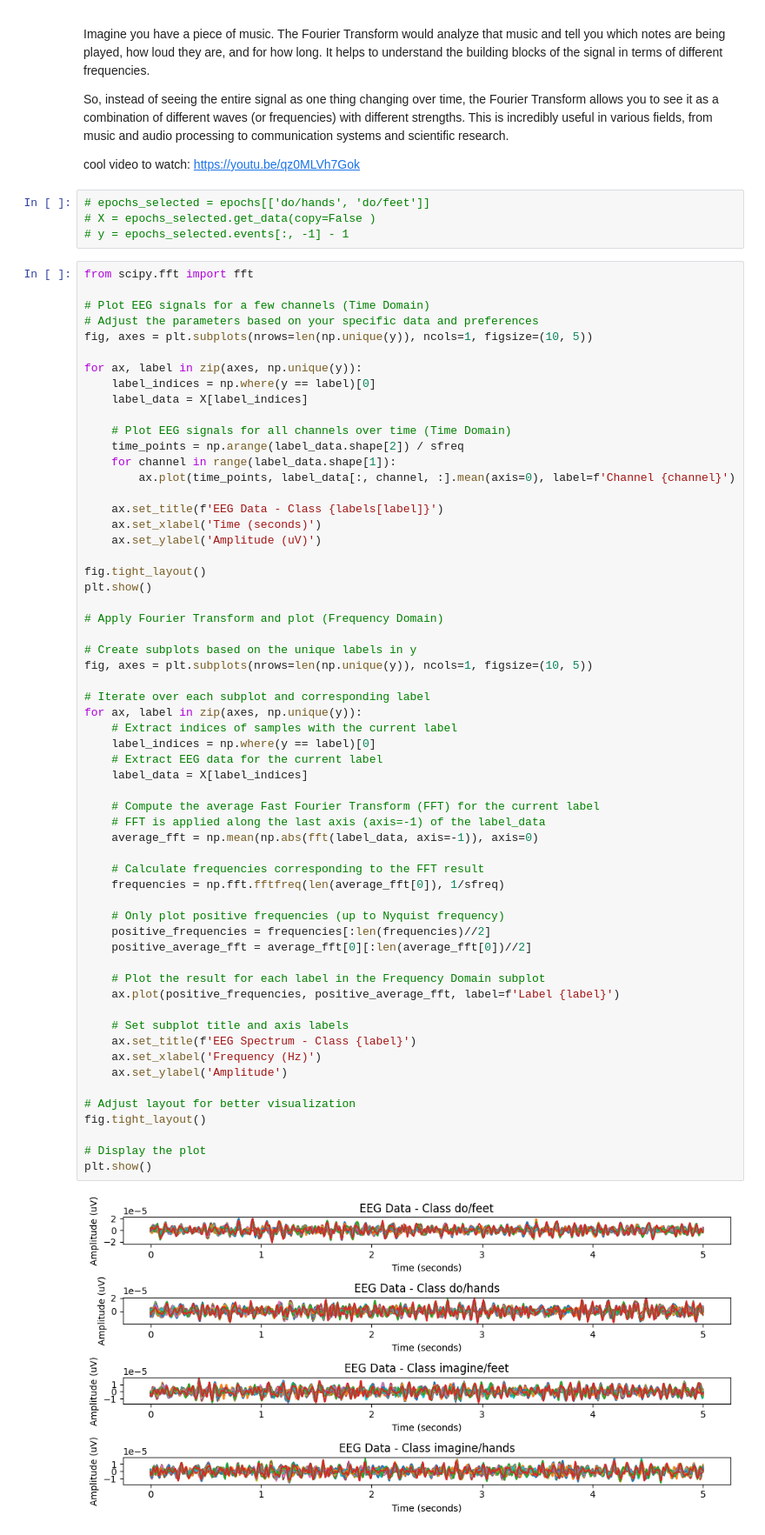
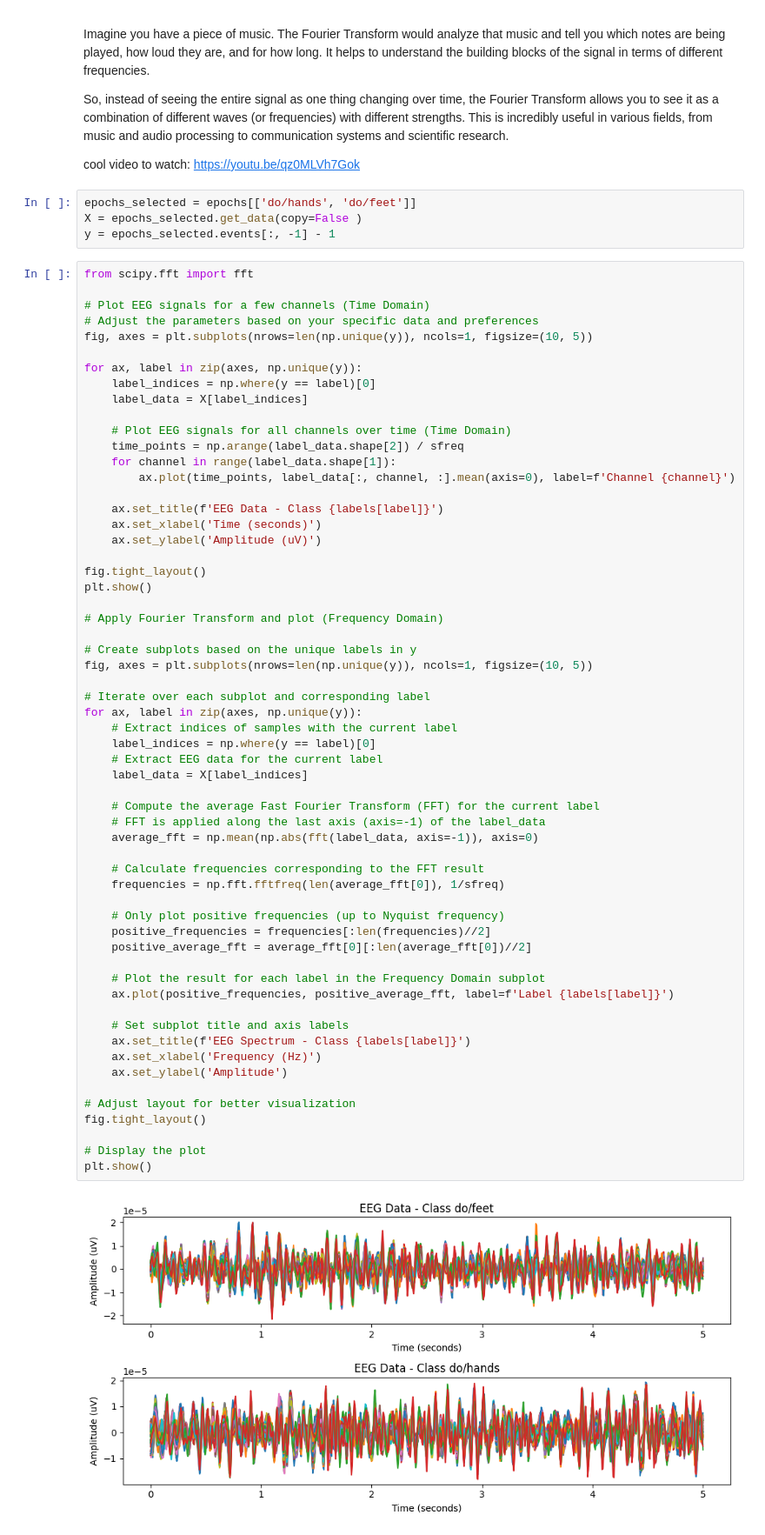
Before and after one commit to aallali/Total-perspective-Vortex, a Jupyter notebook: notebooks/02-dimension-reduction.ipynb, the cells around one changed output. Shown at 87% size. Cells and saved outputs as stored; diff of their text form.

Commit message:
[+] : final revision (comments+typos+params+plots ...)

```diff
--- a/notebooks/02-dimension-reduction.ipynb
+++ b/notebooks/02-dimension-reduction.ipynb
@@ -141,9 +137,9 @@ So, instead of seeing the entire signal as one thing changing over time, the Fou
 
 cool video to watch: https://youtu.be/qz0MLVh7Gok
 # %%
-# epochs_selected = epochs[['do/hands', 'do/feet']]
-# X = epochs_selected.get_data(copy=False )
-# y = epochs_selected.events[:, -1] - 1
+epochs_selected = epochs[['do/hands', 'do/feet']]
+X = epochs_selected.get_data(copy=False )
+y = epochs_selected.events[:, -1] - 1
 # %%
 from scipy.fft import fft
 
@@ -175,33 +171,33 @@ fig, axes = plt.subplots(nrows=len(np.unique(y)), ncols=1, figsize=(10, 5))
 # Iterate over each subplot and corresponding label
 for ax, label in zip(axes, np.unique(y)):
     # Extract indices of samples with the current label
     label_indices = np.where(y == label)[0]
     # Extract EEG data for the current label
     label_data = X[label_indices]
 
     # Compute the average Fast Fourier Transform (FFT) for the current label
     # FFT is applied along the last axis (axis=-1) of the label_data
     average_fft = np.mean(np.abs(fft(label_data, axis=-1)), axis=0)
 
     # Calculate frequencies corresponding to the FFT result
     frequencies = np.fft.fftfreq(len(average_fft[0]), 1/sfreq)
 
     # Only plot positive frequencies (up to Nyquist frequency)
     positive_frequencies = frequencies[:len(frequencies)//2]
     positive_average_fft = average_fft[0][:len(average_fft[0])//2]
 
     # Plot the result for each label in the Frequency Domain subplot
-    ax.plot(positive_frequencies, positive_average_fft, label=f'Label {label}')
+    ax.plot(positive_frequencies, positive_average_fft, label=f'Label {labels[label]}')
 
     # Set subplot title and axis labels
-    ax.set_title(f'EEG Spectrum - Class {label}')
+    ax.set_title(f'EEG Spectrum - Class {labels[label]}')
     ax.set_xlabel('Frequency (Hz)')
     ax.set_ylabel('Amplitude')
 
 # Adjust layout for better visualization
 fig.tight_layout()
 
 # Display the plot
 plt.show()
 # %% [output]
-[figure, old version]
+[figure, new version]
```
Also changed, not shown: parts of 2 cells of this notebook, 1 other file.
